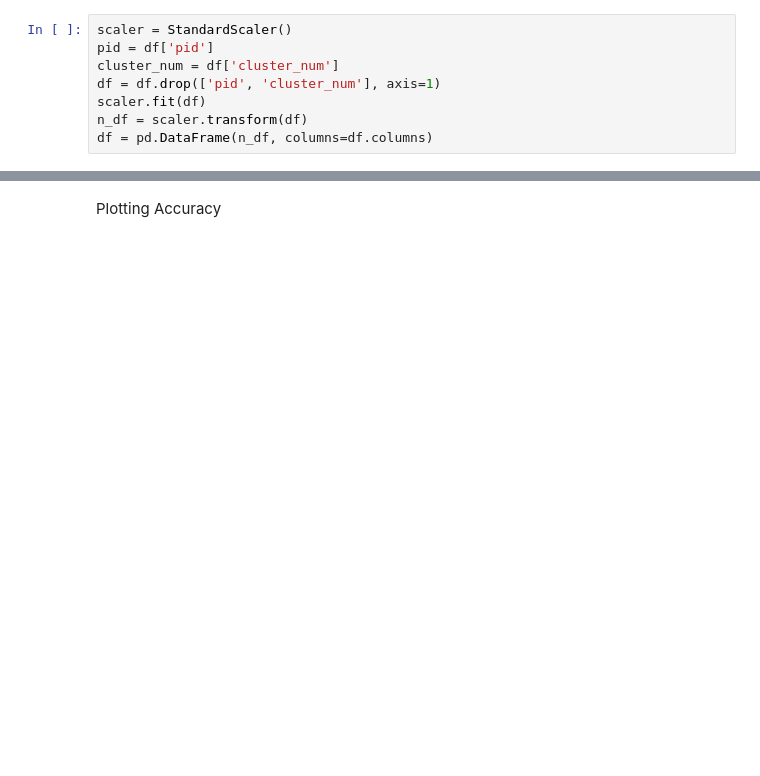
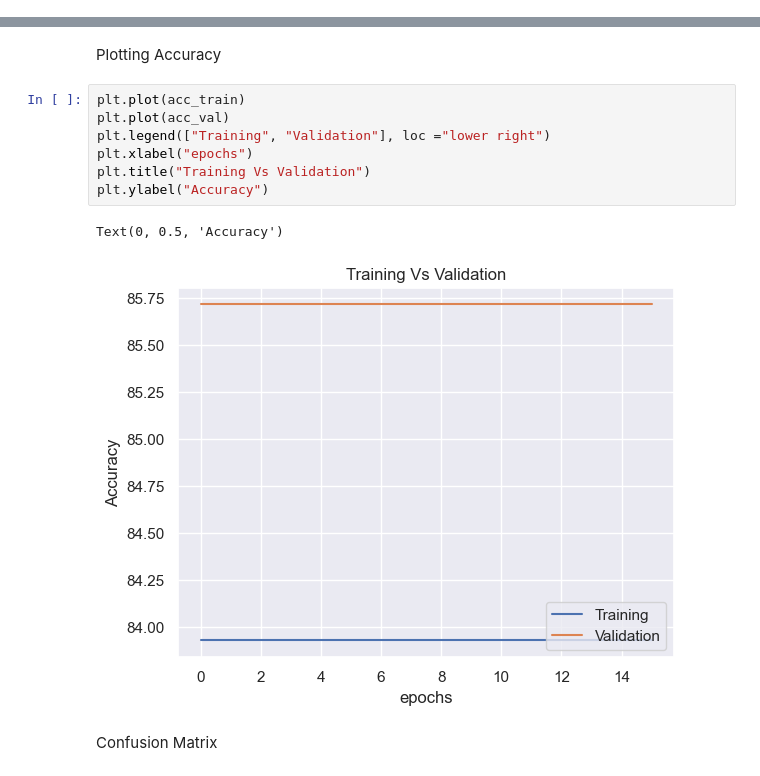
Before and after one commit to RaghulKrish1798/Canser-Stage-Detection-using-ML, a Jupyter notebook: Prediction_classifier.ipynb, the cells around one changed output, grey strips where cells are left out. Drawn from its saved outputs; the diff is of its cells as text; blank space fills up the shorter version.

```diff
--- a/Prediction_classifier.ipynb
+++ b/Prediction_classifier.ipynb
@@ -62,8 +0,0 @@ Preprocessing
-# %%
-scaler = StandardScaler()
-pid = df['pid']
-cluster_num = df['cluster_num']
-df = df.drop(['pid', 'cluster_num'], axis=1)
-scaler.fit(df)
-n_df = scaler.transform(df)
-df = pd.DataFrame(n_df, columns=df.columns)
@@ -494,2 +300,14 @@ Text(0, 0.5, 'Loss')
 # %% [markdown]
 Plotting Accuracy
+# %%
+plt.plot(acc_train)
+plt.plot(acc_val)
+plt.legend(["Training", "Validation"], loc ="lower right")
+plt.xlabel("epochs")
+plt.title("Training Vs Validation")
+plt.ylabel("Accuracy")
+# %% [output]
+Text(0, 0.5, 'Accuracy')
+[figure, added]
+# %% [markdown]
+Confusion Matrix
```
Also changed, not shown: parts of 20 cells of this notebook.
